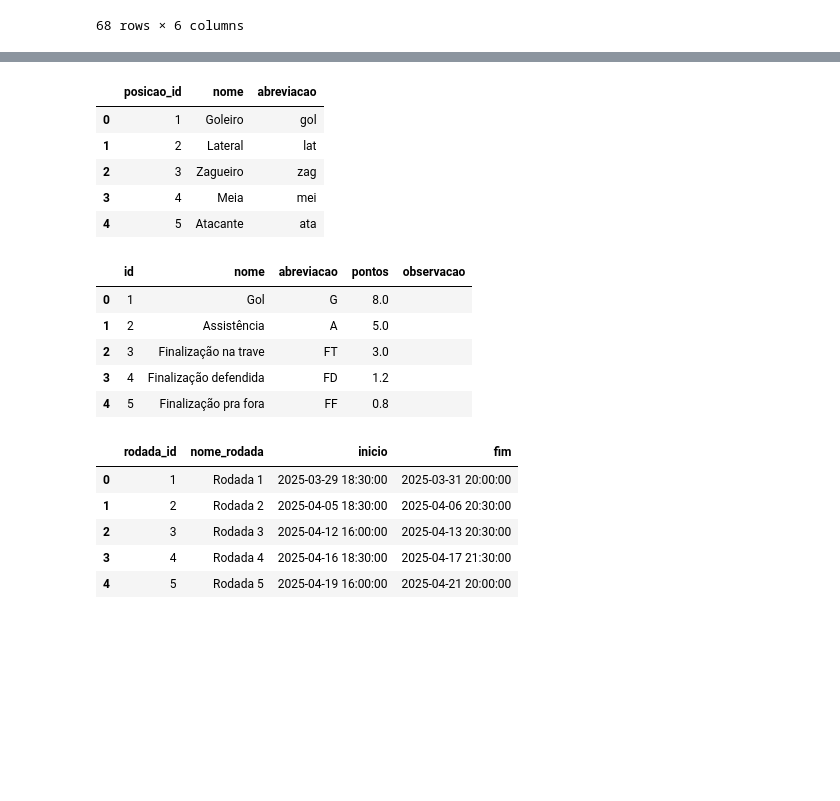
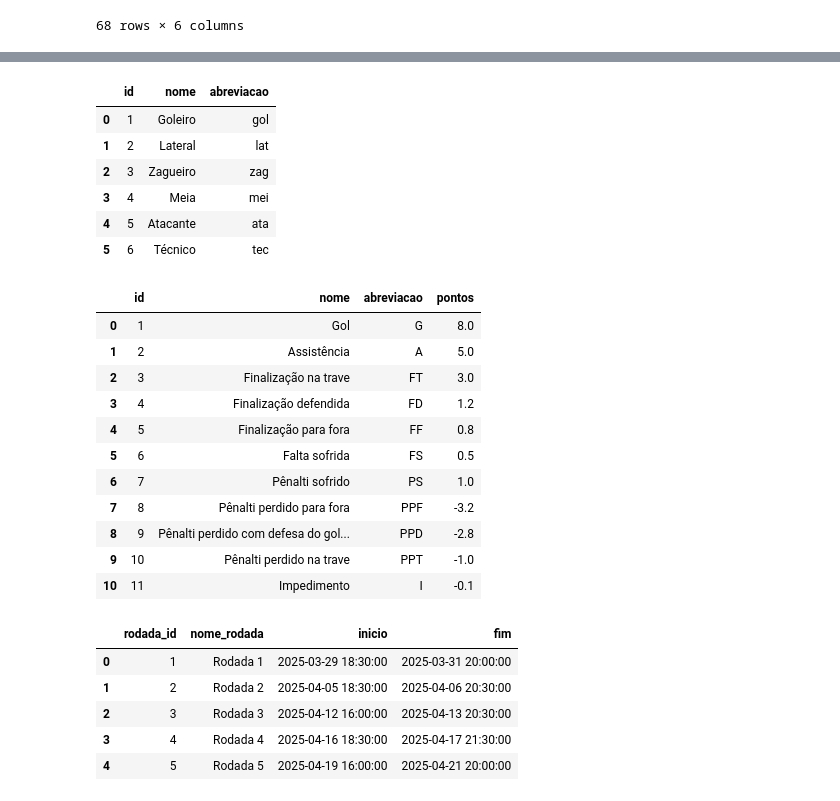
Before and after one commit to josefcaique/cartola, a Jupyter notebook: main.ipynb, the cells around one changed output, grey strips where cells are left out. Cells and saved outputs as stored; diff of their text form; code cells hidden in the pictures; blank space fills up the shorter version.

```diff
--- a/main.ipynb
+++ b/main.ipynb
@@ -51,44 +48,51 @@ df_partidas
 # %%
-import requests
-from config.db import getConnection
-
-
-data = requests.get("https://api.cartola.globo.com/posicoes")
-json = data.json()
-rodada = json
-
-conn = getConnection()
-cursor = conn.cursor()
-
-
-query = "INSERT INTO posicoes VALUES (%s, %s, %s)"
-
-for item in json:
-    id = json[item]["id"]
-    nome = json[item]["nome"]
-    abr = json[item]["abreviacao"]
-    dados = [id, nome, abr]
-    cursor.execute(query, dados)
-
-conn.commit()
-cursor.close()
-conn.close()
+df_posicoes = pd.read_csv("data/posicoes.csv", index_col=0)
+df_posicoes
 # %% [output]
-|  | posicao_id | nome | abreviacao |
+|  | id | nome | abreviacao |
 | 0 | 1 | Goleiro | gol |
 | 1 | 2 | Lateral | lat |
 | 2 | 3 | Zagueiro | zag |
 | 3 | 4 | Meia | mei |
 | 4 | 5 | Atacante | ata |
+| 5 | 6 | Técnico | tec |
 # %%
-query_scouts = "SELECT * FROM cartola.scouts"
-scouts = pd.read_sql(query_scouts, conn)
-scouts.head()
+df_scouts_values = {
+    'id': range(1, 12),
+    'nome': [
+        'Gol',
+        'Assistência',
+        'Finalização na trave',
+        'Finalização defendida',
+        'Finalização para fora',
+        'Falta sofrida',
+        'Pênalti sofrido',
+        'Pênalti perdido para fora',
+        'Pênalti perdido com defesa do goleiro',
+        'Pênalti perdido na trave',
+        'Impedimento'
+    ],
+    'abreviacao': [
+        'G', 'A', 'FT', 'FD', 'FF', 'FS', 'PS', 'PPF', 'PPD', 'PPT', 'I'
+    ],
+    'pontos': [
+        8.0, 5.0, 3.0, 1.2, 0.8, 0.5, 1.0, -3.2, -2.8, -1.0, -0.1
+    ]
+}
+
+df_scouts = pd.DataFrame(df_scouts_values)
+df_scouts
 # %% [output]
-|  | id | nome | abreviacao | pontos | observacao |
-| 0 | 1 | Gol | G | 8.0 |  |
-| 1 | 2 | Assistência | A | 5.0 |  |
-| 2 | 3 | Finalização na trave | FT | 3.0 |  |
-| 3 | 4 | Finalização defendida | FD | 1.2 |  |
-| 4 | 5 | Finalização pra fora | FF | 0.8 |  |
+|  | id | nome | abreviacao | pontos |
+| 0 | 1 | Gol | G | 8.0 |
+| 1 | 2 | Assistência | A | 5.0 |
+| 2 | 3 | Finalização na trave | FT | 3.0 |
+| 3 | 4 | Finalização defendida | FD | 1.2 |
+| 4 | 5 | Finalização para fora | FF | 0.8 |
+| 5 | 6 | Falta sofrida | FS | 0.5 |
+| 6 | 7 | Pênalti sofrido | PS | 1.0 |
+| 7 | 8 | Pênalti perdido para fora | PPF | -3.2 |
+| 8 | 9 | Pênalti perdido com defesa do gol... | PPD | -2.8 |
+| 9 | 10 | Pênalti perdido na trave | PPT | -1.0 |
+| 10 | 11 | Impedimento | I | -0.1 |
 # %%
```
Also changed, not shown: parts of 28 cells of this notebook, 5 other files.
